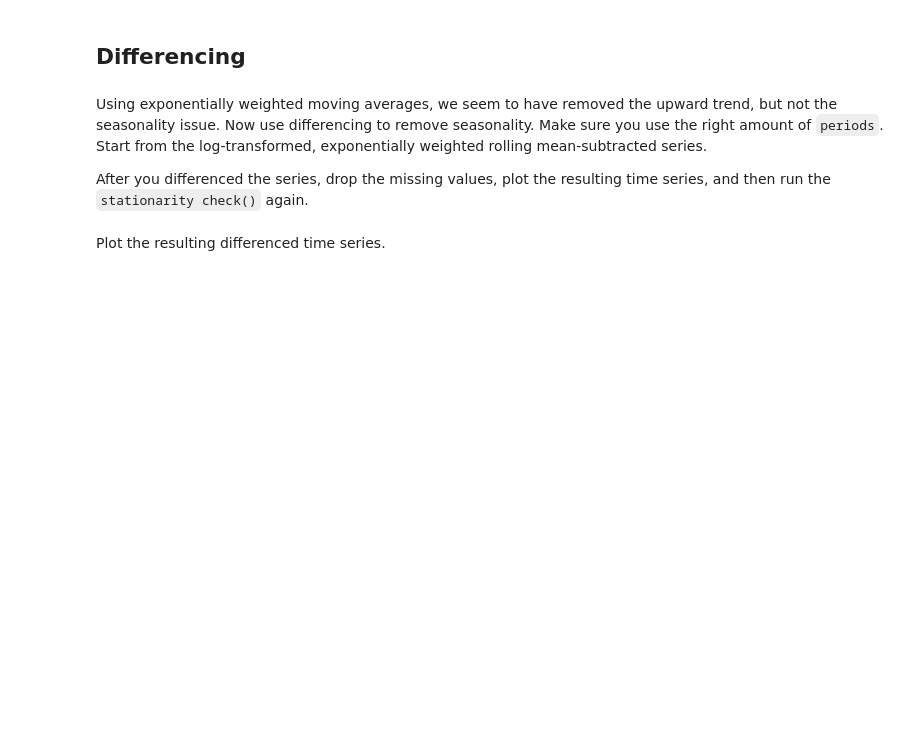
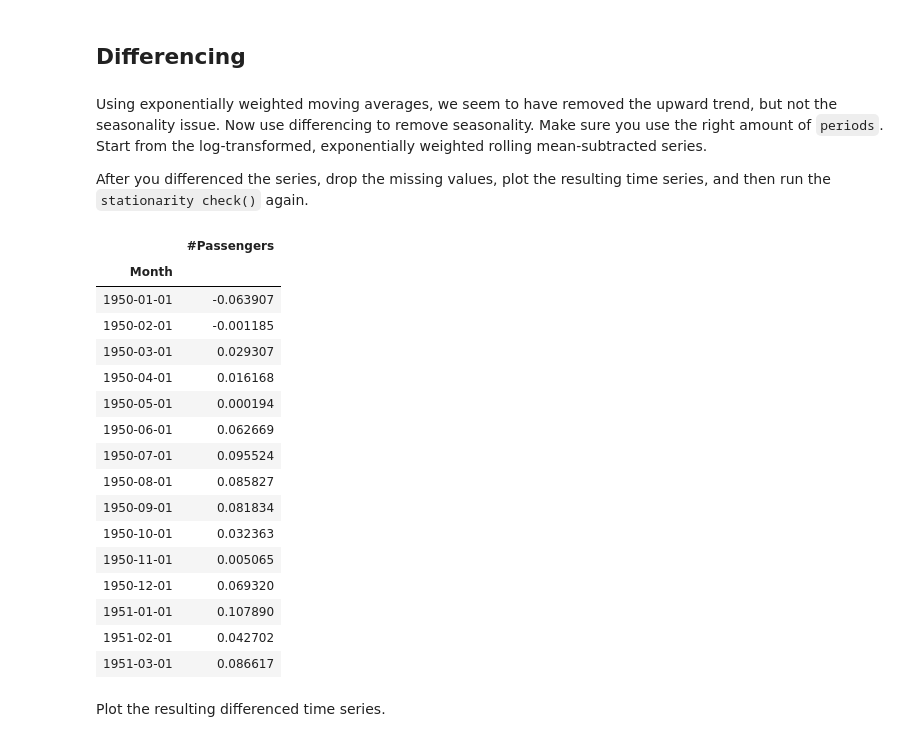
Before and after one commit to CaryMosley/dsc-removing-trends-lab-nyc-ds-021720, a Jupyter notebook: index.ipynb, the cells around one changed output. Saved outputs shown, nothing was run; the diff lists cells and outputs as text; code cells hidden in the pictures; blank space fills up the shorter version.

```diff
--- a/index.ipynb
+++ b/index.ipynb
@@ -269,12 +269,30 @@ Using exponentially weighted moving averages, we seem to have removed the upward
 After you differenced the series, drop the missing values, plot the resulting time series, and then run the `stationarity check()` again.
 # %%
 # Difference your data
-data_diff = None
+data_diff = data_minus_exp_roll_mean.diff(periods=12)
 
 # Drop the missing values
-
+data_diff.dropna(inplace=True)
 
 # Check out the first few rows
 data_diff.head(15)
+# %% [output]
+|  | #Passengers |
+| Month |  |
+| 1950-01-01 | -0.063907 |
+| 1950-02-01 | -0.001185 |
+| 1950-03-01 | 0.029307 |
+| 1950-04-01 | 0.016168 |
+| 1950-05-01 | 0.000194 |
+| 1950-06-01 | 0.062669 |
+| 1950-07-01 | 0.095524 |
+| 1950-08-01 | 0.085827 |
+| 1950-09-01 | 0.081834 |
+| 1950-10-01 | 0.032363 |
+| 1950-11-01 | 0.005065 |
+| 1950-12-01 | 0.069320 |
+| 1951-01-01 | 0.107890 |
+| 1951-02-01 | 0.042702 |
+| 1951-03-01 | 0.086617 |
 # %% [markdown]
 Plot the resulting differenced time series.
```
Also changed, not shown: parts of 2 cells of this notebook.
